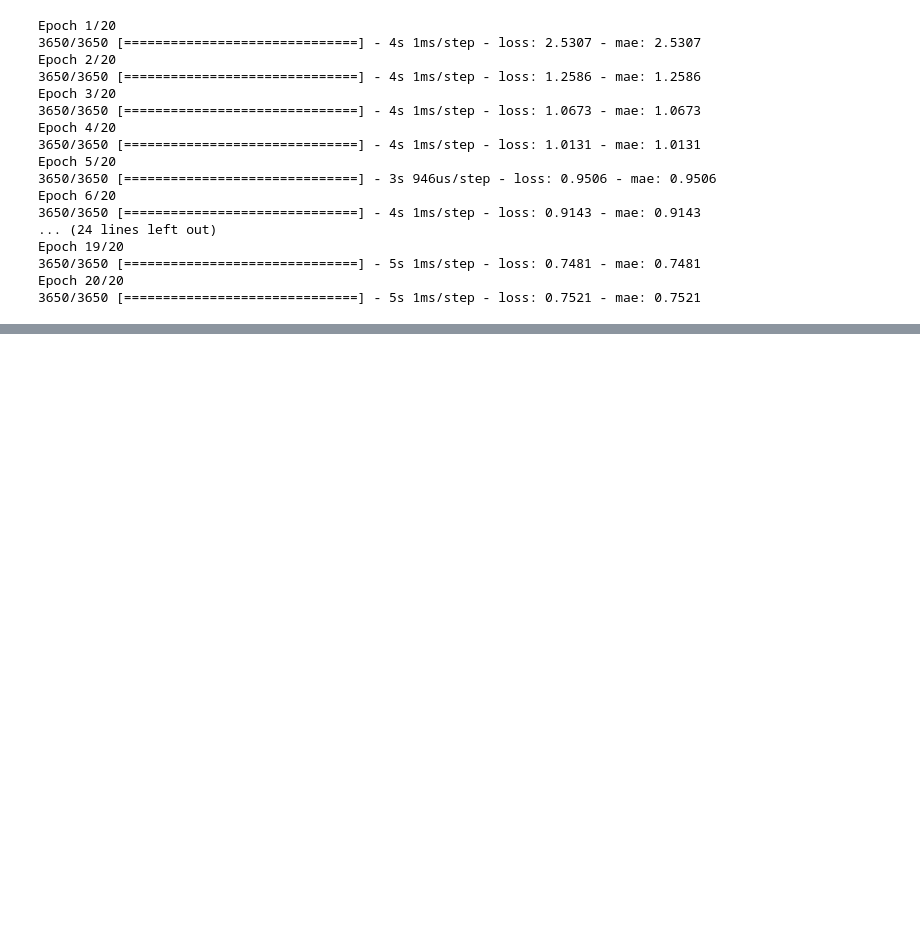
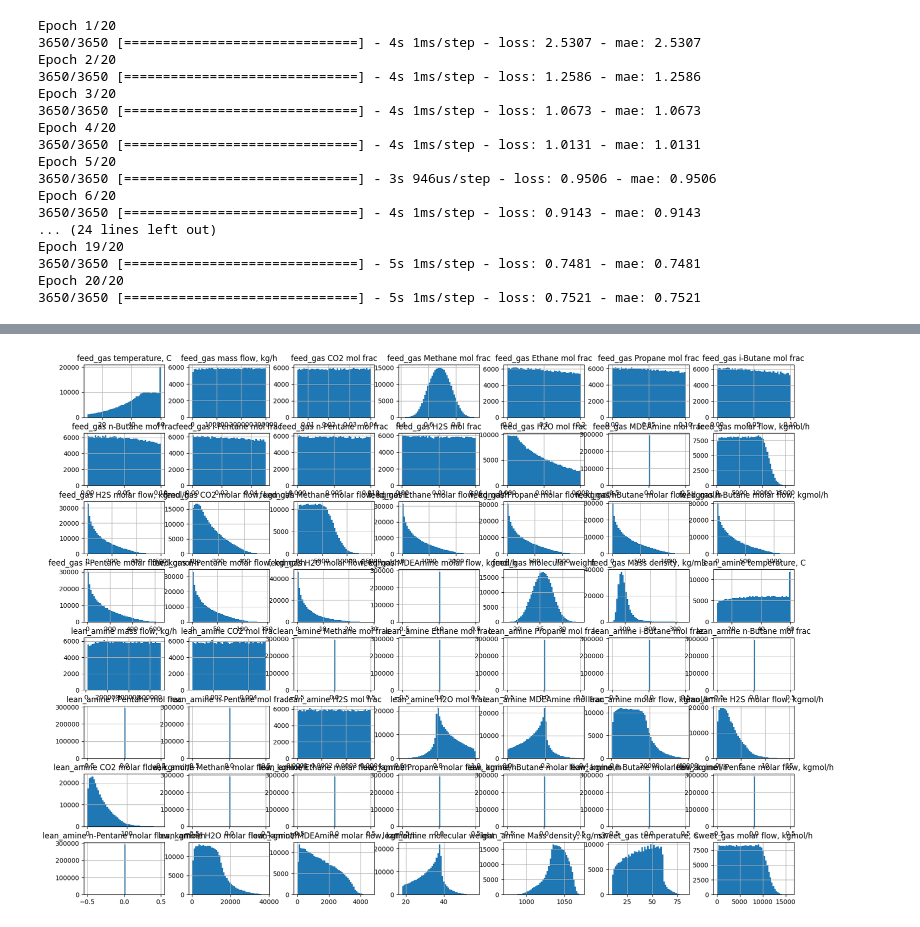
Before and after one commit to Rus-tam/AI_models, a Jupyter notebook: amine_treatment_24_08.ipynb, the cells around one changed output, grey strips where cells are left out. Drawn from its saved outputs; the diff is of its cells as text; code cells hidden in the pictures; blank space fills up the shorter version.

Commit message:
sweet_gas_molar_flow_model

```diff
--- a/amine_treatment_24_08.ipynb
+++ b/amine_treatment_24_08.ipynb
@@ -2635,0 +2638,25 @@ sweet_gas_temp_model.save('./models/amine_treatment_24_08/sweet_gas_temp_model.h
+# %%
+sweet_gas_molar_flow_data = data[[
+    'feed_gas temperature, C', 'feed_gas mass flow, kg/h', 'feed_gas CO2 mol frac', 'feed_gas Methane mol frac',
+    'feed_gas Ethane mol frac', 'feed_gas Propane mol frac', 'feed_gas i-Butane mol frac', 'feed_gas n-Butane mol frac',
+    'feed_gas i-Pentane mol frac', 'feed_gas n-Pentane mol frac', 'feed_gas H2S mol frac', 'feed_gas H2O mol frac',
+    'feed_gas MDEAmine mol frac',
+    'feed_gas molar flow, kgmol/h', 'feed_gas H2S molar flow, kgmol/h', 'feed_gas CO2 molar flow, kgmol/h',
+    'feed_gas Methane molar flow, kgmol/h', 'feed_gas Ethane molar flow, kgmol/h', 'feed_gas Propane molar flow, kgmol/h',
+    'feed_gas i-Butane molar flow, kgmol/h', 'feed_gas n-Butane molar flow, kgmol/h',
+    'feed_gas i-Pentane molar flow, kgmol/h', 'feed_gas n-Pentane molar flow, kgmol/h', 'feed_gas H2O molar flow, kgmol/h',
+    'feed_gas MDEAmine molar flow, kgmol/h', 'feed_gas molecular weight', 'feed_gas Mass density, kg/m3',
+    'lean_amine temperature, C', 'lean_amine mass flow, kg/h', 'lean_amine CO2 mol frac', 'lean_amine Methane mol frac',
+    'lean_amine Ethane mol frac', 'lean_amine Propane mol frac', 'lean_amine i-Butane mol frac',
+    'lean_amine n-Butane mol frac',
+    'lean_amine i-Pentane mol frac', 'lean_amine n-Pentane mol frac', 'lean_amine H2S mol frac', 'lean_amine H2O mol frac',
+    'lean_amine MDEAmine mol frac',
+    'lean_amine molar flow, kgmol/h', 'lean_amine H2S molar flow, kgmol/h', 'lean_amine CO2 molar flow, kgmol/h',
+    'lean_amine Methane molar flow, kgmol/h', 'lean_amine Ethane molar flow, kgmol/h',
+    'lean_amine Propane molar flow, kgmol/h',
+    'lean_amine i-Butane molar flow, kgmol/h', 'lean_amine n-Butane molar flow, kgmol/h',
+    'lean_amine i-Pentane molar flow, kgmol/h', 'lean_amine n-Pentane molar flow, kgmol/h',
+    'lean_amine H2O molar flow, kgmol/h',
+    'lean_amine MDEAmine molar flow, kgmol/h', 'lean_amine molecular weight', 'lean_amine Mass density, kg/m3',
+    'sweet_gas temperature, C', 'sweet_gas molar flow, kgmol/h'
+]]
@@ -2635,0 +2676,4 @@ sweet_gas_temp_model.save('./models/amine_treatment_24_08/sweet_gas_temp_model.h
+# %%
+sweet_gas_molar_flow_data.hist(bins=50, figsize=(20, 15));
+# %% [output]
+[figure, added]
```
Also changed, not shown: parts of 70 cells of this notebook, 2 other files.
